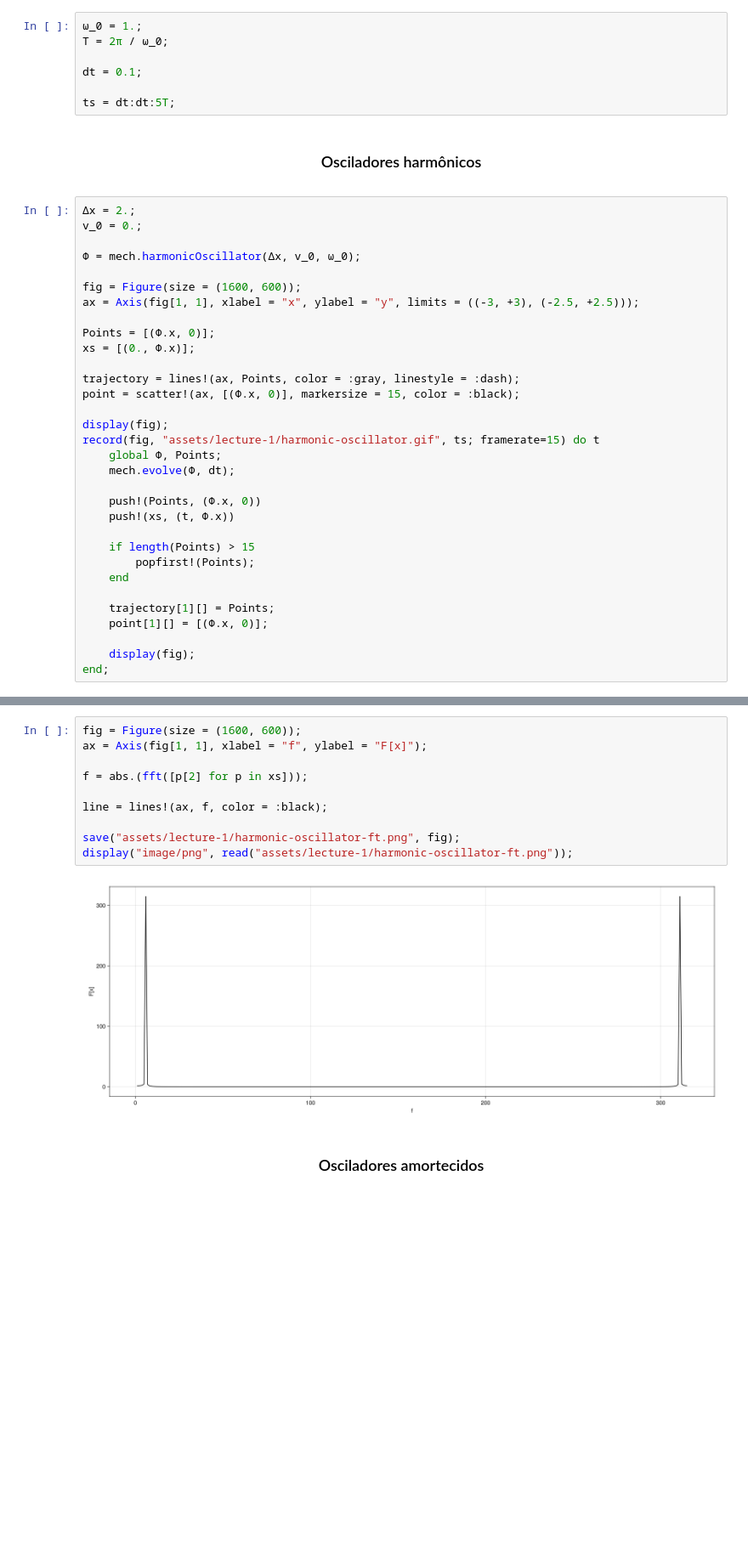
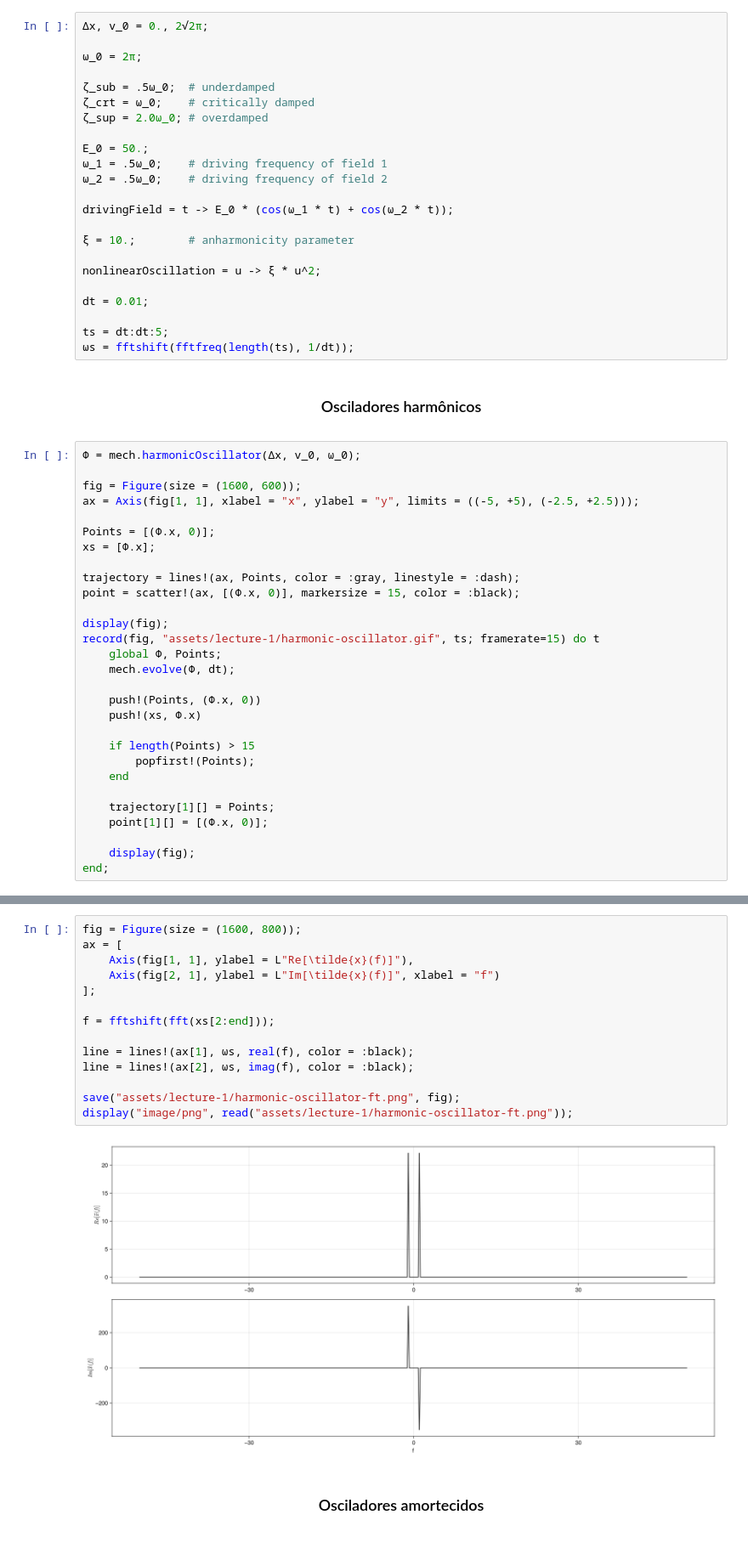
Before and after one commit to carlos-antunis-physics/notas-de-optica-nao-linear, a Jupyter notebook: notebooks/lecture-1.ipynb, the cells around one changed output, grey strips where cells are left out. Shown: that part at 85% size. Saved outputs shown, nothing was run; the diff lists cells and outputs as text; blank space fills up the shorter version.

```diff
--- a/notebooks/lecture-1.ipynb
+++ b/notebooks/lecture-1.ipynb
@@ -17,12 +17,28 @@ const mech = include("src/mechanics.jl");
 
 </div>
 # %%
-ω_0 = 1.;
-T = 2π / ω_0;
+Δx, v_0 = 0., 2√2π;
 
-dt = 0.1;
+ω_0 = 2π;
 
-ts = dt:dt:5T;
+ζ_sub = .5ω_0;  # underdamped
+ζ_crt = ω_0;    # critically damped
+ζ_sup = 2.0ω_0; # overdamped
+
+E_0 = 50.;
+ω_1 = .5ω_0;    # driving frequency of field 1
+ω_2 = .5ω_0;    # driving frequency of field 2
+
+drivingField = t -> E_0 * (cos(ω_1 * t) + cos(ω_2 * t));
+
+ξ = 10.;        # anharmonicity parameter
+
+nonlinearOscillation = u -> ξ * u^2;
+
+dt = 0.01;
+
+ts = dt:dt:5;
+ωs = fftshift(fftfreq(length(ts), 1/dt));
 # %% [markdown]
 <div align="center">
 
@@ -30,16 +46,13 @@ ts = dt:dt:5T;
 
 </div>
 # %%
-Δx = 2.;
-v_0 = 0.;
-
 Φ = mech.harmonicOscillator(Δx, v_0, ω_0);
 
 fig = Figure(size = (1600, 600));
-ax = Axis(fig[1, 1], xlabel = "x", ylabel = "y", limits = ((-3, +3), (-2.5, +2.5)));
+ax = Axis(fig[1, 1], xlabel = "x", ylabel = "y", limits = ((-5, +5), (-2.5, +2.5)));
 
 Points = [(Φ.x, 0)];
-xs = [(0., Φ.x)];
+xs = [Φ.x];
 
 trajectory = lines!(ax, Points, color = :gray, linestyle = :dash);
 point = scatter!(ax, [(Φ.x, 0)], markersize = 15, color = :black);
@@ -50,7 +63,7 @@ record(fig, "assets/lecture-1/harmonic-oscillator.gif", ts; framerate=15) do t
     mech.evolve(Φ, dt);
 
     push!(Points, (Φ.x, 0))
-    push!(xs, (t, Φ.x))
+    push!(xs, Φ.x)
 
     if length(Points) > 15
         popfirst!(Points);
@@ -74,15 +87,19 @@ display("image/png", read("assets/lecture-1/harmonic-oscillator.png"));
 # %%
-fig = Figure(size = (1600, 600));
-ax = Axis(fig[1, 1], xlabel = "f", ylabel = "F[x]");
+fig = Figure(size = (1600, 800));
+ax = [
+    Axis(fig[1, 1], ylabel = L"Re[\tilde{x}(f)]"),
+    Axis(fig[2, 1], ylabel = L"Im[\tilde{x}(f)]", xlabel = "f")
+];
 
-f = abs.(fft([p[2] for p in xs]));
+f = fftshift(fft(xs[2:end]));
 
-line = lines!(ax, f, color = :black);
+line = lines!(ax[1], ωs, real(f), color = :black);
+line = lines!(ax[2], ωs, imag(f), color = :black);
 
 save("assets/lecture-1/harmonic-oscillator-ft.png", fig);
 display("image/png", read("assets/lecture-1/harmonic-oscillator-ft.png"));
 # %% [output]
-[figure, old version]
+[figure, new version]
 # %% [markdown]
 <div align="center">
 
```
Also changed, not shown: parts of 16 cells of this notebook, 19 other files.
